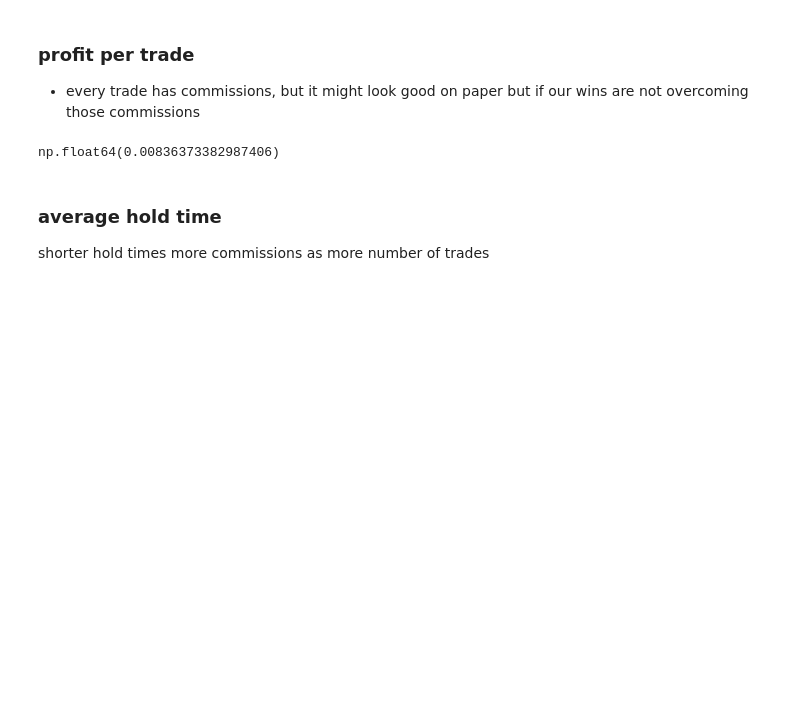
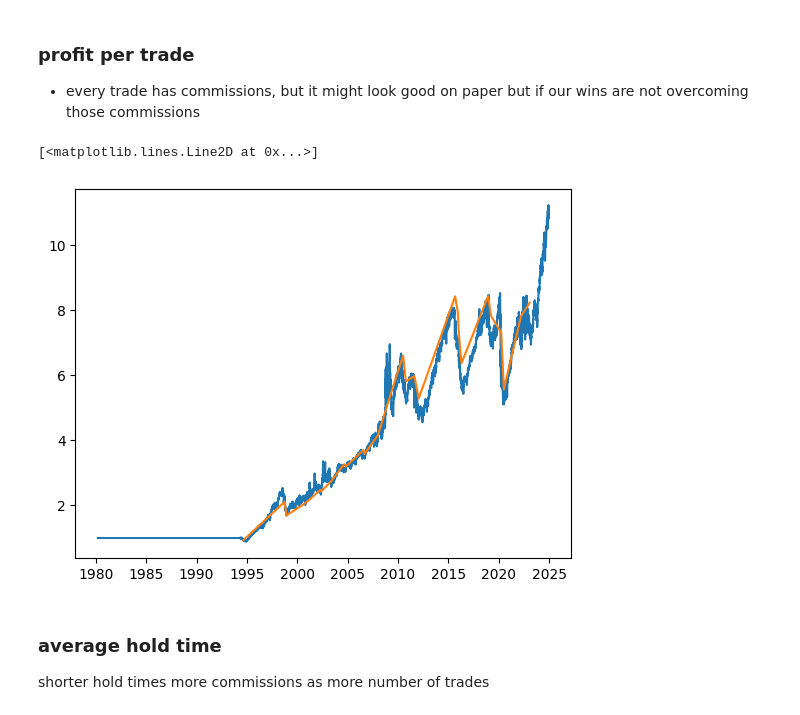
Before and after one commit to eliird/quantopian, a Jupyter notebook: essentials/evaluating_strategy.ipynb, the cells around one changed output. Saved outputs shown, nothing was run; the diff lists cells and outputs as text; code cells hidden in the pictures; blank space fills up the shorter version.

```diff
--- a/essentials/evaluating_strategy.ipynb
+++ b/essentials/evaluating_strategy.ipynb
@@ -232,11 +232,50 @@ np.float64(0.1520142413009829)
 # %% [markdown]
 ### profit per trade
 - every trade has commissions, but it might look good on paper but if our wins are not overcoming those commissions
-# %%
-commissions = 0.002 # commissions in dollar of buying and seeling
-np.mean(pnls) - commissions  # per trade profit
-# %% [output]
-np.float64(0.00836373382987406)
+# %%
+ma1 = spy.rolling(50).mean()
+ma2 = spy.rolling(200).mean()
+
+entry = None
+pnl = None
+pnls = []
+dates = []
+unrlzd = []
+unrlzd_dates = []
+
+hold_times = []
+commissions =  0.002
+inpos = 0
+for i in range(len(spy)):
+    unr = ((spy.iloc[i] - spy.iloc[i-1])/spy.iloc[i-1]) * inpos  # calculate unrealized position
+    unrlzd.append(unr)
+    unrlzd_dates.append(spy.index[i])
+    if (ma1.iloc[i] - ma2.iloc[i]) > 0 and (ma1.iloc[i-1] - ma2.iloc[i-1]) < 0:
+        if entry:
+            # calculate pnl for previous short
+            pnl = (entry - spy.iloc[i])/entry - commissions # normalize with entry to get the percentage change
+            pnls.append(pnl)
+            dates.append(spy.index[i])
+            hold_times.append((spy.index[i] - start).total_seconds())
+        entry = spy.iloc[i]
+        inpos = 1
+        start = spy.index[i]
+
+    elif (ma1.iloc[i] - ma2.iloc[i]) < 0 and (ma1.iloc[i-1] - ma2.iloc[i-1]) > 0:
+        if entry:
+            # calculate pnl for previous long
+            pnl = (spy.iloc[i] - entry) / entry - commissions # normalize with entry to get percentage change
+            pnls.append(pnl)
+            dates.append(spy.index[i])
+            hold_times.append((spy.index[i] - start).total_seconds())
+        entry = spy.iloc[i]
+        inpos = -1
+        start = spy.index[i]
+plt.plot(unrlzd_dates, np.nancumprod([1 +x for x in unrlzd]))
+plt.plot(dates, np.nancumprod([1+x for x in pnls]))
+# %% [output]
+[<matplotlib.lines.Line2D at 0x...>]
+[figure, added]
 # %% [markdown]
 ### average hold time
 
```
Also changed, not shown: 2 other files.
